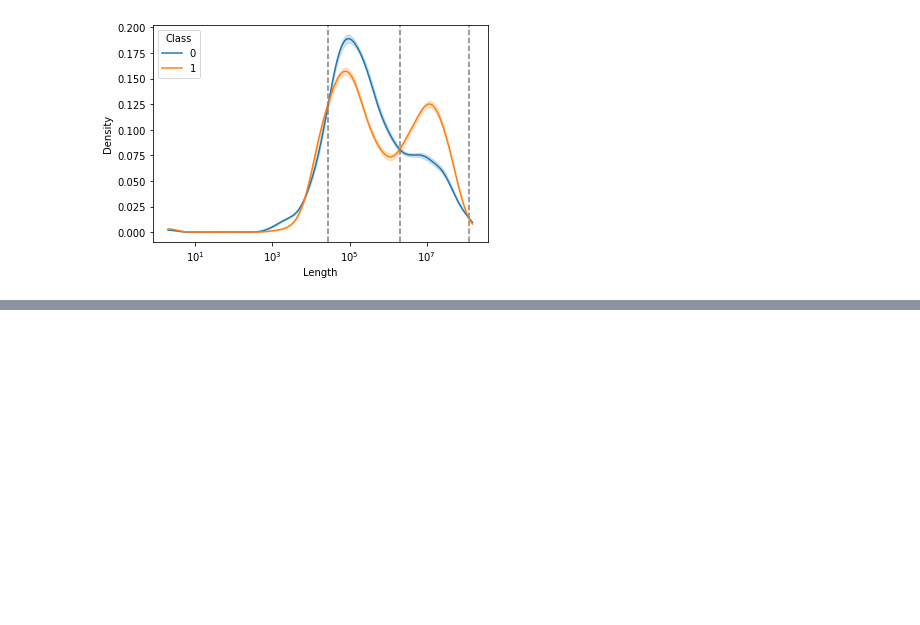
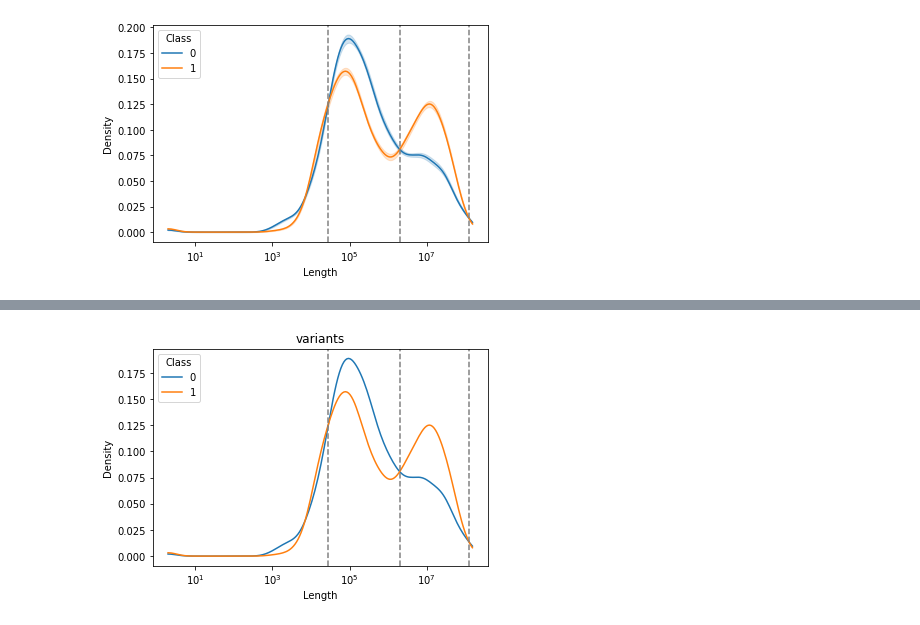
Before and after one commit to MNMdiagnostics/dbfe, a Jupyter notebook: examples/dbfe_example.ipynb, the cells around one changed output, grey strips where cells are left out. Cells and saved outputs as stored; diff of their text form; code cells hidden in the pictures; blank space fills up the shorter version.

```diff
--- a/examples/dbfe_example.ipynb
+++ b/examples/dbfe_example.ipynb
@@ -59,0 +97,6 @@ AUC on test data: 0.694
+# %%
+extractor_supervised = dbfe.DistributionBasedFeatureExtractor(breakpoint_type='supervised', n_bins='auto')
+extractor_supervised.fit(X_train, y_train)
+extractor_supervised.plot_data_with_breaks(X_train, y_train, plot_type='kde');
+# %% [output]
+[figure, added]
```
Also changed, not shown: parts of 12 cells of this notebook, 3 other files.
